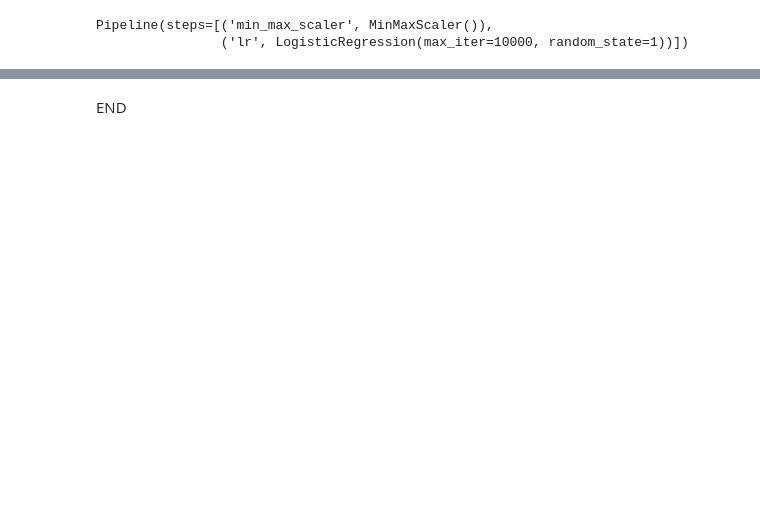
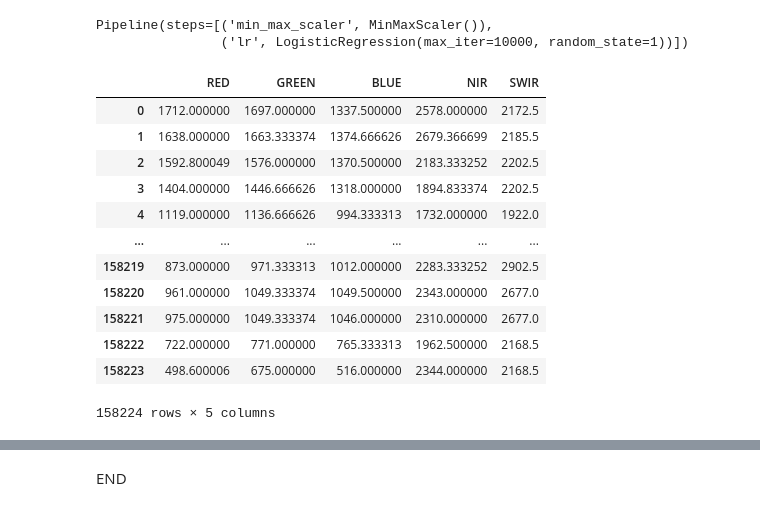
Before and after one commit to RJLA/GeoAI-ISPRS-SS, a Jupyter notebook: II.11.End-to-End-Classification-To-Raster.ipynb, the cells around one changed output, grey strips where cells are left out. Saved outputs shown, nothing was run; the diff lists cells and outputs as text; code cells hidden in the pictures; blank space fills up the shorter version.

```diff
--- a/II.11.End-to-End-Classification-To-Raster.ipynb
+++ b/II.11.End-to-End-Classification-To-Raster.ipynb
@@ -123,3 +128,20 @@ raster_ops.column_to_raster(
     raster_dimension,
     "float32",
 )
+# %%
+rgbnirswir = final_df_per_bands[["RED", "GREEN", "BLUE", "NIR", "SWIR"]]
+rgbnirswir
+# %% [output]
+|  | RED | GREEN | BLUE | NIR | SWIR |
+| 0 | 1712.000000 | 1697.000000 | 1337.500000 | 2578.000000 | 2172.5 |
+| 1 | 1638.000000 | 1663.333374 | 1374.666626 | 2679.366699 | 2185.5 |
+| 2 | 1592.800049 | 1576.000000 | 1370.500000 | 2183.333252 | 2202.5 |
+| 3 | 1404.000000 | 1446.666626 | 1318.000000 | 1894.833374 | 2202.5 |
+| 4 | 1119.000000 | 1136.666626 | 994.333313 | 1732.000000 | 1922.0 |
+| ... | ... | ... | ... | ... | ... |
+| 158219 | 873.000000 | 971.333313 | 1012.000000 | 2283.333252 | 2902.5 |
+| 158220 | 961.000000 | 1049.333374 | 1049.500000 | 2343.000000 | 2677.0 |
+| 158221 | 975.000000 | 1049.333374 | 1046.000000 | 2310.000000 | 2677.0 |
+| 158222 | 722.000000 | 771.000000 | 765.333313 | 1962.500000 | 2168.5 |
+| 158223 | 498.600006 | 675.000000 | 516.000000 | 2344.000000 | 2168.5 |
+158224 rows × 5 columns
```
Also changed, not shown: parts of 5 cells of this notebook, 19 other files.
